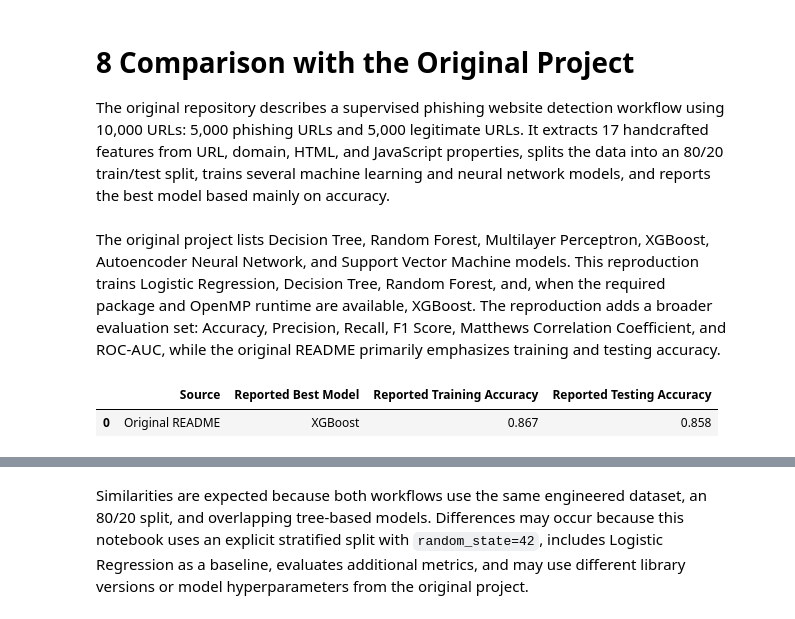
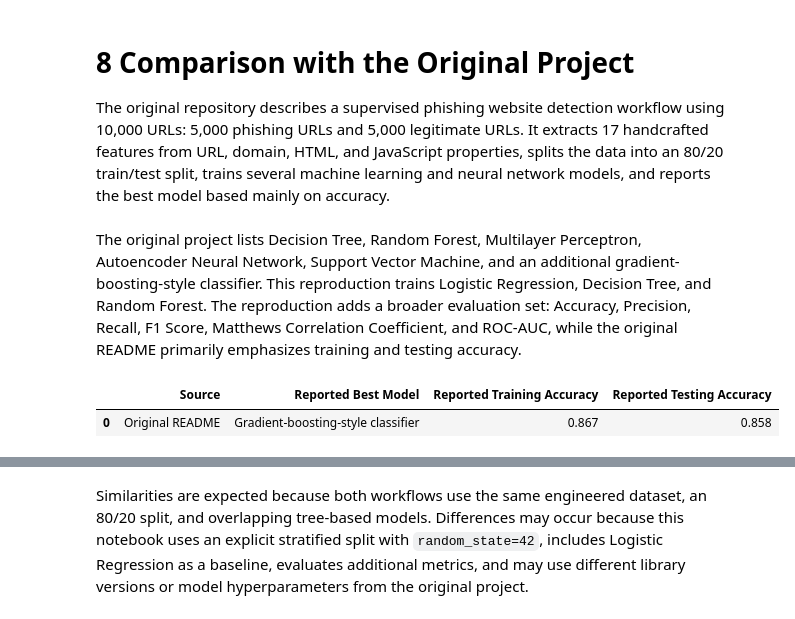
Before and after one commit to silinm12/cyber-phishing-review, a Jupyter notebook: notebook.ipynb, the cells around one changed output, grey strips where cells are left out. Drawn from its saved outputs; the diff is of its cells as text; code cells hidden in the pictures.

```diff
--- a/notebook.ipynb
+++ b/notebook.ipynb
@@ -458,33 +464,6 @@ from sklearn.metrics import (
 )
 from sklearn.ensemble import RandomForestClassifier
 from sklearn.tree import DecisionTreeClassifier
-import platform
-
-xgboost_available = False
-XGBClassifier = None
-
-running_on_macos = platform.system() == "Darwin"
-allow_xgboost_on_macos = os.environ.get("ALLOW_XGBOOST_MACOS", "0") == "1"
-
-if running_on_macos and not allow_xgboost_on_macos:
-    print(
-        "Warning: XGBoost is skipped because the XGBoost package or its "
-        "OpenMP runtime dependency can hard-crash Python on macOS when "
-        "libomp/OpenMP is not installed or not linked correctly. To opt in "
-        "after installing libomp, set ALLOW_XGBOOST_MACOS=1 before running "
-        "this notebook."
-    )
-else:
-    try:
-        from xgboost import XGBClassifier
-        xgboost_available = True
-    except Exception as error:
-        print(
-            "Warning: XGBoost is skipped because the XGBoost package or its "
-            "OpenMP runtime dependency is unavailable. On macOS, this often means "
-            "libomp/OpenMP is not installed. Import error: "
-            f"{error}"
-        )
 
 models = {
     "Logistic Regression": Pipeline(steps=[
@@ -495,17 +474,5 @@ models = {
     "Random Forest": RandomForestClassifier(n_estimators=200, random_state=42, n_jobs=-1),
 }
 
-if xgboost_available:
-    models["XGBoost"] = XGBClassifier(
-        n_estimators=200,
-        learning_rate=0.1,
-        max_depth=4,
-        subsample=0.9,
-        colsample_bytree=0.9,
-        eval_metric="logloss",
-        random_state=42,
-        n_jobs=-1,
-    )
-
 models
 # %% [output]
@@ -752,23 +714,23 @@ Possible reasons for observed errors include overlapping feature patterns betwee
 
 The original repository describes a supervised phishing website detection workflow using 10,000 URLs: 5,000 phishing URLs and 5,000 legitimate URLs. It extracts 17 handcrafted features from URL, domain, HTML, and JavaScript properties, splits the data into an 80/20 train/test split, trains several machine learning and neural network models, and reports the best model based mainly on accuracy.
 # %% [markdown]
-The original project lists Decision Tree, Random Forest, Multilayer Perceptron, XGBoost, Autoencoder Neural Network, and Support Vector Machine models. This reproduction trains Logistic Regression, Decision Tree, Random Forest, and, when the required package and OpenMP runtime are available, XGBoost. The reproduction adds a broader evaluation set: Accuracy, Precision, Recall, F1 Score, Matthews Correlation Coefficient, and ROC-AUC, while the original README primarily emphasizes training and testing accuracy.
+The original project lists Decision Tree, Random Forest, Multilayer Perceptron, Autoencoder Neural Network, Support Vector Machine, and an additional gradient-boosting-style classifier. This reproduction trains Logistic Regression, Decision Tree, and Random Forest. The reproduction adds a broader evaluation set: Accuracy, Precision, Recall, F1 Score, Matthews Correlation Coefficient, and ROC-AUC, while the original README primarily emphasizes training and testing accuracy.
 # %%
 original_reported_results = pd.DataFrame({
     "Source": ["Original README"],
-    "Reported Best Model": ["XGBoost"],
+    "Reported Best Model": ["Gradient-boosting-style classifier"],
     "Reported Training Accuracy": [0.867],
     "Reported Testing Accuracy": [0.858],
 })
 
 our_best_result = results_df.head(1).copy()
 our_best_result.insert(0, "Source", "This reproduction")
 
 display(original_reported_results)
 display(our_best_result)
 # %% [output]
 |  | Source | Reported Best Model | Reported Training Accuracy | Reported Testing Accuracy |
-| 0 | Original README | XGBoost | 0.867 | 0.858 |
+| 0 | Original README | Gradient-boosting-style classifier | 0.867 | 0.858 |
 |  | Source | Model | Accuracy | Precision | Recall | F1 Score | Matthews Correlation Coefficient | ROC-AUC |
 | 2 | This reproduction | Random Forest | 0.868 | 0.925926 | 0.8 | 0.858369 | 0.742902 | 0.925654 |
 # %% [markdown]
```
Also changed, not shown: parts of 12 cells of this notebook, 1 other file.
